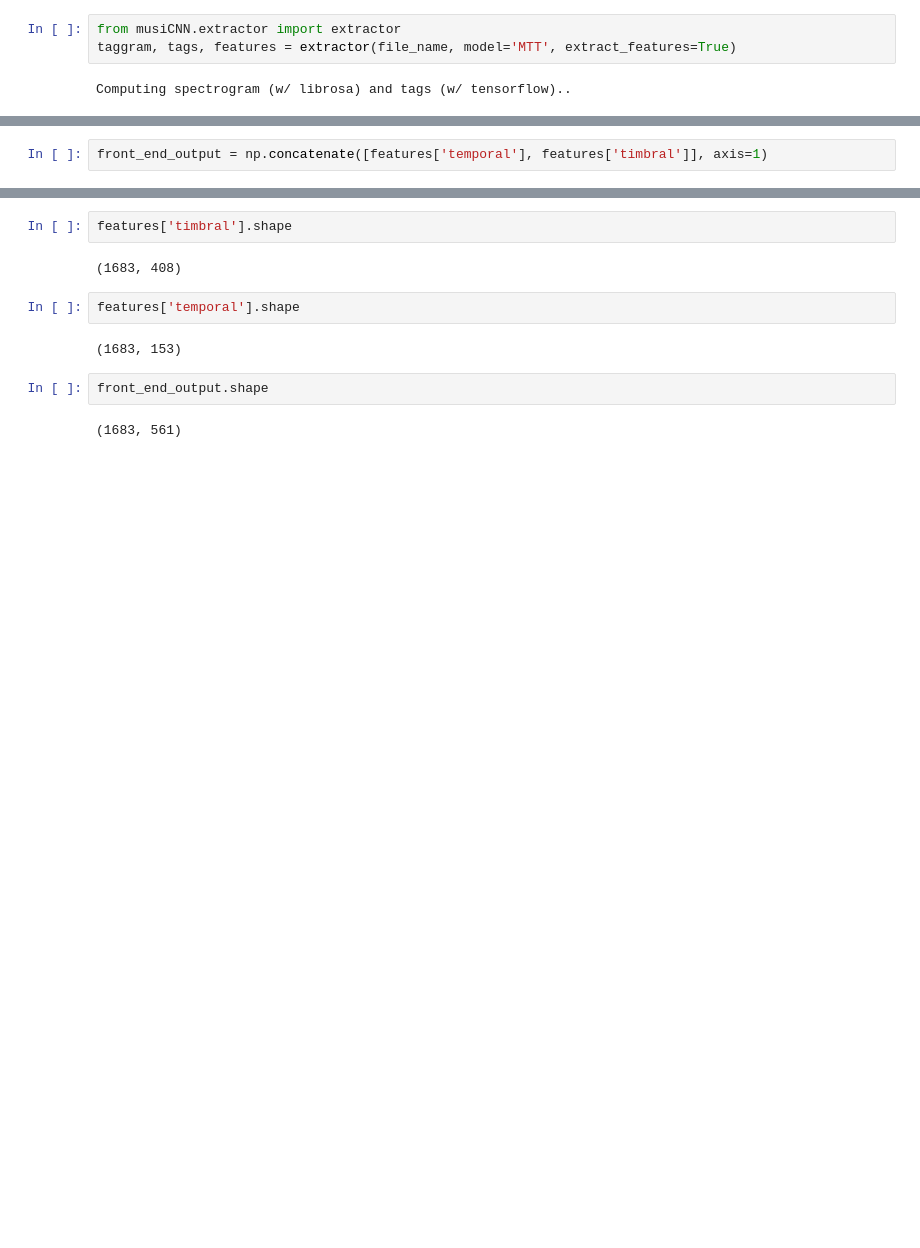
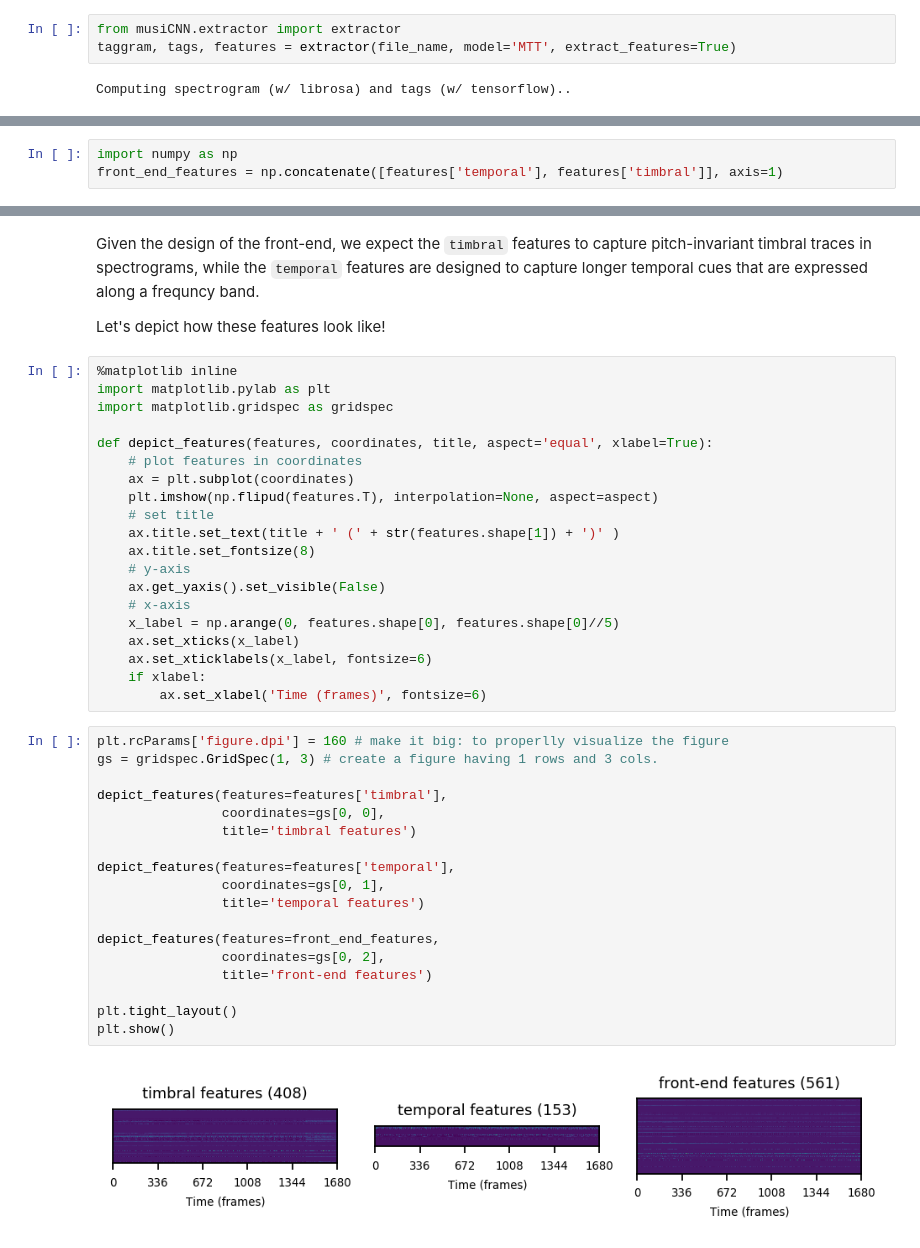
Before and after one commit to jordipons/musicnn, a Jupyter notebook: advanced example.ipynb, the cells around one changed output, grey strips where cells are left out. Saved outputs shown, nothing was run; the diff lists cells and outputs as text; blank space fills up the shorter version.

```diff
--- a/advanced example.ipynb
+++ b/advanced example.ipynb
@@ -39,2 +39,3 @@ import matplotlib.gridspec as gridspec
 # %%
-front_end_output = np.concatenate([features['temporal'], features['timbral']], axis=1)
+import numpy as np
+front_end_features = np.concatenate([features['temporal'], features['timbral']], axis=1)
@@ -70,12 +42,44 @@ blablabla
-# %%
-features['timbral'].shape
-# %% [output]
-(1683, 408)
-# %%
-features['temporal'].shape
-# %% [output]
-(1683, 153)
-# %%
-front_end_output.shape
-# %% [output]
-(1683, 561)
+# %% [markdown]
+Given the design of the front-end, we expect the `timbral` features to capture pitch-invariant timbral traces in spectrograms, while the `temporal` features are designed to capture longer temporal cues that are expressed along a frequncy band.
+
+Let's depict how these features look like!
+# %%
+%matplotlib inline
+import matplotlib.pylab as plt
+import matplotlib.gridspec as gridspec
+
+def depict_features(features, coordinates, title, aspect='equal', xlabel=True):
+    # plot features in coordinates
+    ax = plt.subplot(coordinates)
+    plt.imshow(np.flipud(features.T), interpolation=None, aspect=aspect)
+    # set title
+    ax.title.set_text(title + ' (' + str(features.shape[1]) + ')' )
+    ax.title.set_fontsize(8)
+    # y-axis
+    ax.get_yaxis().set_visible(False)
+    # x-axis
+    x_label = np.arange(0, features.shape[0], features.shape[0]//5)
+    ax.set_xticks(x_label)
+    ax.set_xticklabels(x_label, fontsize=6)
+    if xlabel:
+        ax.set_xlabel('Time (frames)', fontsize=6)
+# %%
+plt.rcParams['figure.dpi'] = 160 # make it big: to properlly visualize the figure
+gs = gridspec.GridSpec(1, 3) # create a figure having 1 rows and 3 cols.
+
+depict_features(features=features['timbral'],
+                coordinates=gs[0, 0],
+                title='timbral features')
+
+depict_features(features=features['temporal'],
+                coordinates=gs[0, 1],
+                title='temporal features')
+
+depict_features(features=front_end_features,
+                coordinates=gs[0, 2],
+                title='front-end features')
+
+plt.tight_layout()
+plt.show()
+# %% [output]
+[figure, added]
```
Also changed, not shown: parts of 13 cells of this notebook, 4 other files.
